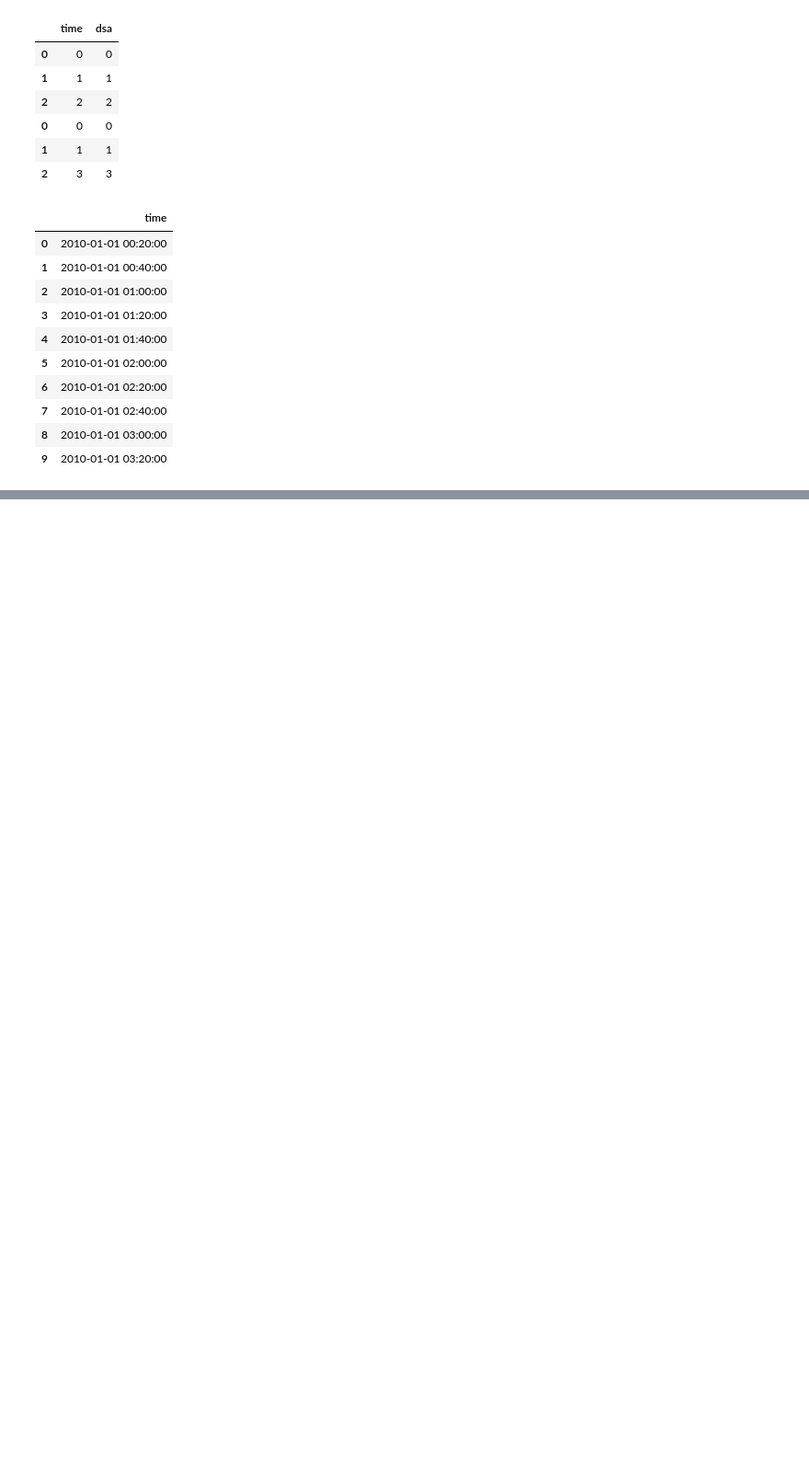
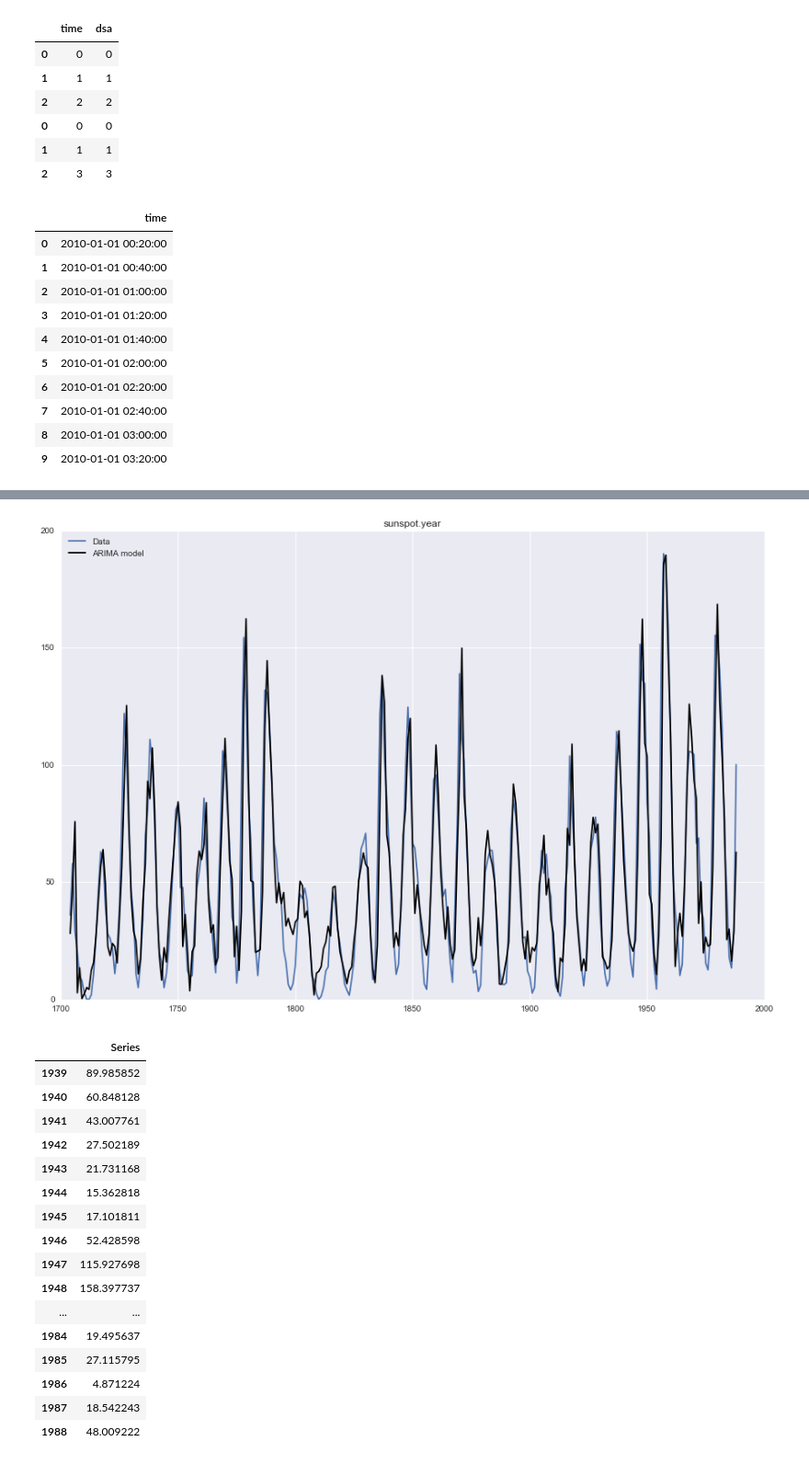
Before and after one commit to wamcs/KDD-cup, a Jupyter notebook: code/Untitled 00-16-41-677.ipynb, the cells around one changed output, grey strips where cells are left out. Shown at 92% size. Saved outputs shown, nothing was run; the diff lists cells and outputs as text; code cells hidden in the pictures; blank space fills up the shorter version.

```diff
--- a/code/Untitled 00-16-41-677.ipynb
+++ b/code/Untitled 00-16-41-677.ipynb
@@ -604,0 +630,33 @@ res.bic_min_order
+# %%
+import numpy as np
+import pandas as pd
+import pyflux as pf
+from datetime import datetime
+import matplotlib.pyplot as plt
+
+data = pd.read_csv('https://vincentarelbundock.github.io/Rdatasets/csv/datasets/sunspot.year.csv')
+data.index = data['time'].values
+
+model = pf.ARIMA(data=data, ar=4, ma=4, target='sunspot.year', family=pf.Normal())
+model.fit("MLE")
+model.plot_fit(figsize=(15,10))
+model.predict_is(50,True,"MLE")
+# %% [output]
+[figure, added]
+|  | Series |
+| 1939 | 89.985852 |
+| 1940 | 60.848128 |
+| 1941 | 43.007761 |
+| 1942 | 27.502189 |
+| 1943 | 21.731168 |
+| 1944 | 15.362818 |
+| 1945 | 17.101811 |
+| 1946 | 52.428598 |
+| 1947 | 115.927698 |
+| 1948 | 158.397737 |
+| ... | ... |
+| 1984 | 19.495637 |
+| 1985 | 27.115795 |
+| 1986 | 4.871224 |
+| 1987 | 18.542243 |
+| 1988 | 48.009222 |
```
Also changed, not shown: parts of 11 cells of this notebook, 7 other files.
